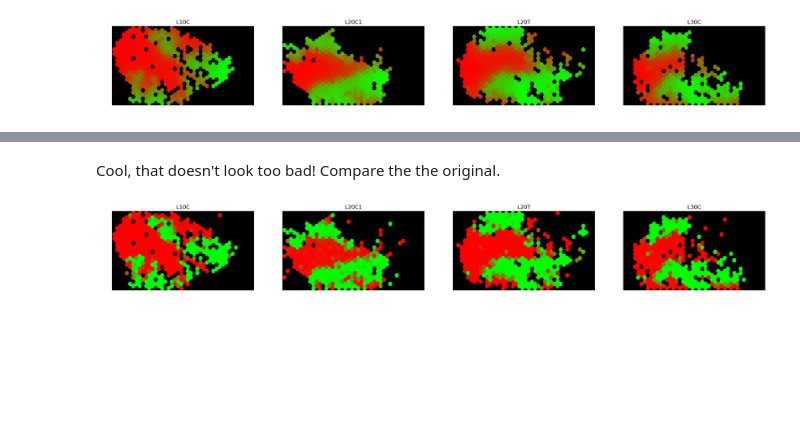
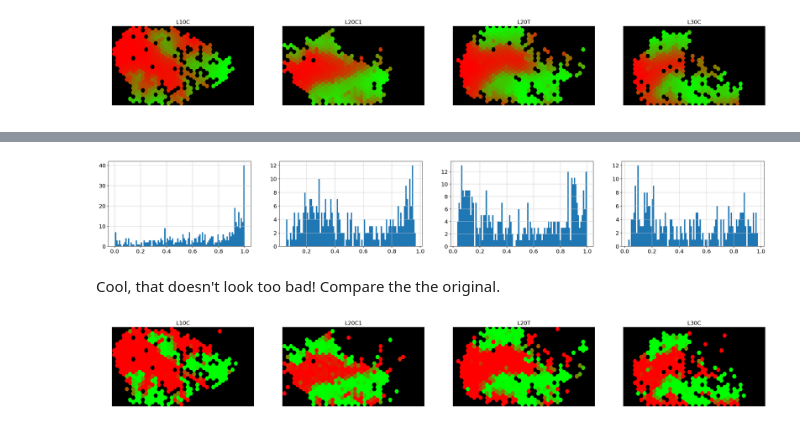
Before and after one commit to yelabucsf/spatial, a Jupyter notebook: spatial.notebooks/hex.images.analysis.ipynb, the cells around one changed output, grey strips where cells are left out. Drawn from its saved outputs; the diff is of its cells as text; code cells hidden in the pictures; blank space fills up the shorter version.

```diff
--- a/spatial.notebooks/hex.images.analysis.ipynb
+++ b/spatial.notebooks/hex.images.analysis.ipynb
@@ -408,3 +408,9 @@ for img, ax, title in zip(score_img_list, np.ravel(axes), ['L10C', 'L20C1', 'L20
 # %% [output]
 [interactive output not drawn]
 [figure]
+# %%
+fig, axes = plt.subplots(1,4, figsize=(30,4))
+for batch, ax in tqdm(zip(counts.index.get_level_values('batch').unique(), axes)):
+    nonzero_batch = nonzero.loc[batch]
+    ax.hist(nonzero_batch['score'].values,bins=100)
+# %% [output]
@@ -411,3 +418,4 @@ for img, ax, title in zip(score_img_list, np.ravel(axes), ['L10C', 'L20C1', 'L20
+[figure, added]
 # %% [markdown]
 Cool, that doesn't look too bad! Compare the the original.
 # %%
```
Also changed, not shown: parts of 17 cells of this notebook, 19 other files.
